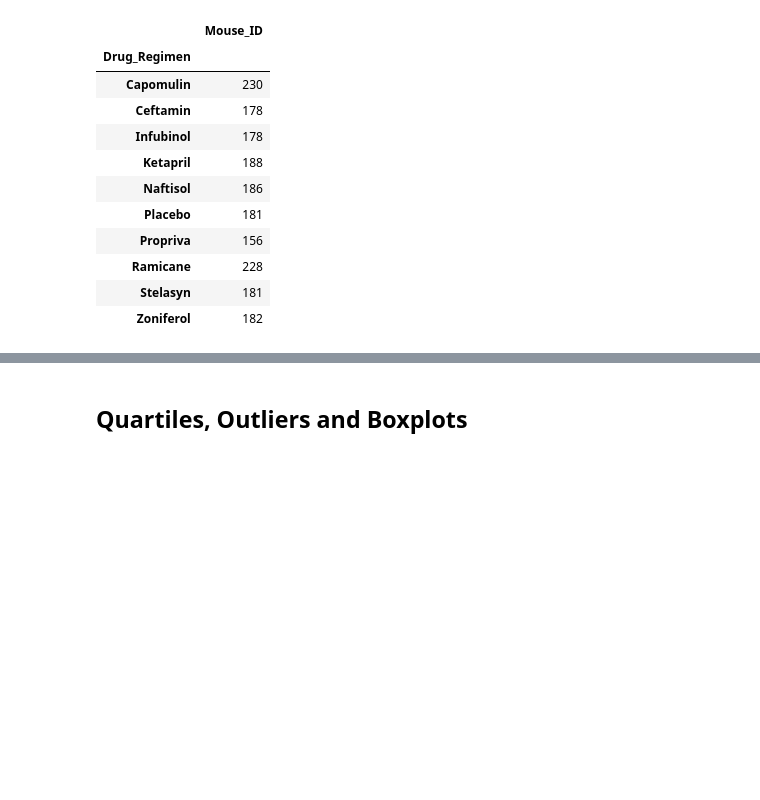
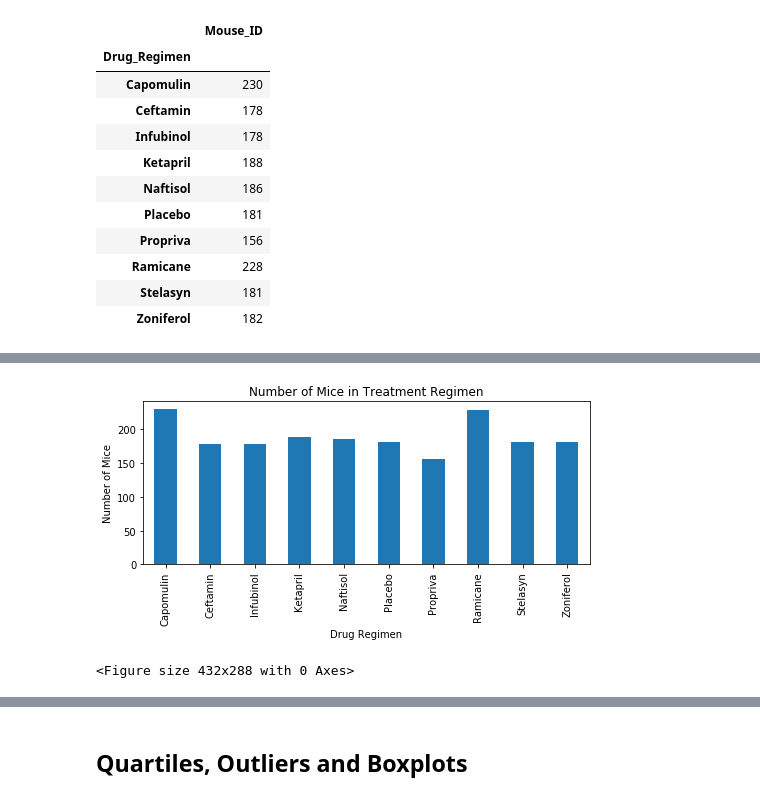
Before and after one commit to kwelter23/matplotlip, a Jupyter notebook: Pymaceuticals/pymaceuticals_starter.ipynb, the cells around one changed output, grey strips where cells are left out. Drawn from its saved outputs; the diff is of its cells as text; code cells hidden in the pictures; blank space fills up the shorter version.

```diff
--- a/Pymaceuticals/pymaceuticals_starter.ipynb
+++ b/Pymaceuticals/pymaceuticals_starter.ipynb
@@ -286,0 +274,13 @@ TypeError: 'method' object is not subscriptable
+# %%
+indexed_total_mice_regimen_df.plot(kind="bar", figsize=(8,3))
+plt.title("Number of Mice in Treatment Regimen")
+plt.xlabel("Drug Regimen")
+plt.ylabel("Number of Mice")
+plt.legend().remove()
+
+
+plt.show()
+plt.tight_layout()
+# %% [output]
+[figure, added]
+<Figure size 432x288 with 0 Axes>
```
Also changed, not shown: parts of 13 cells of this notebook.
